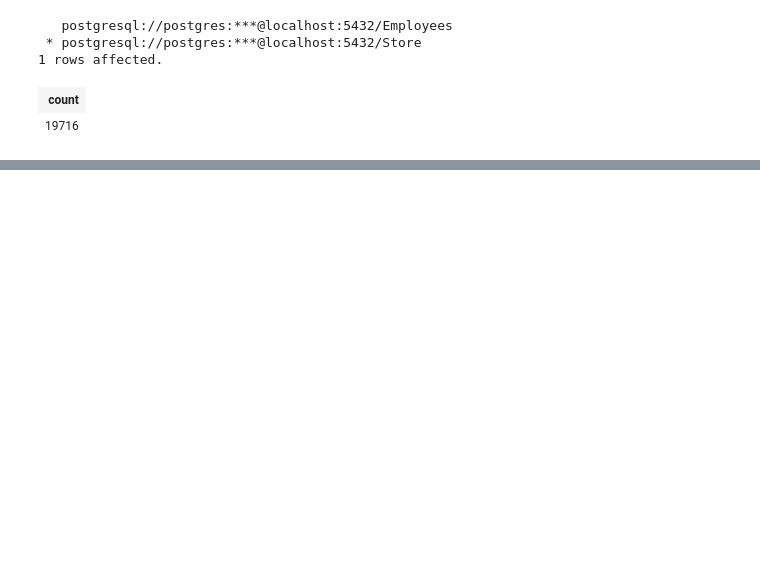
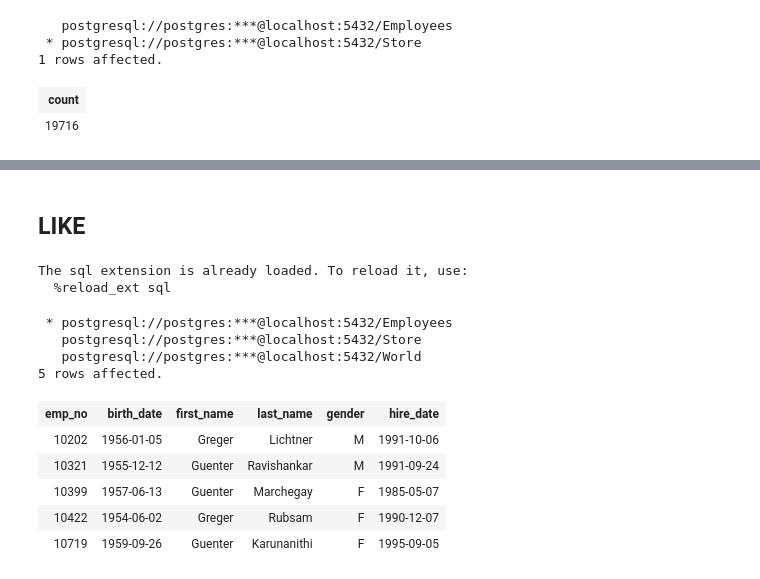
Before and after one commit to wisarootl/complete-sql-and-database-course, a Jupyter notebook: 05-sql-deep-dive.ipynb, the cells around one changed output, grey strips where cells are left out. Saved outputs shown, nothing was run; the diff lists cells and outputs as text; code cells hidden in the pictures; blank space fills up the shorter version.

```diff
--- a/05-sql-deep-dive.ipynb
+++ b/05-sql-deep-dive.ipynb
@@ -169,0 +335,26 @@ LIMIT 5
+# %% [markdown]
+## LIKE
+# %%
+engine = sa.create_engine('postgresql://postgres:root@localhost:5432/Employees')
+%load_ext sql
+%sql $engine.url
+# %% [output]
+The sql extension is already loaded. To reload it, use:
+  %reload_ext sql
+# %%
+%%sql
+
+SELECT * FROM employees
+WHERE first_name LIKE 'G%r'
+LIMIT 5
+# %% [output]
+ * postgresql://postgres:***@localhost:5432/Employees
+   postgresql://postgres:***@localhost:5432/Store
+   postgresql://postgres:***@localhost:5432/World
+5 rows affected.
+| emp_no | birth_date | first_name | last_name | gender | hire_date |
+| 10202 | 1956-01-05 | Greger | Lichtner | M | 1991-10-06 |
+| 10321 | 1955-12-12 | Guenter | Ravishankar | M | 1991-09-24 |
+| 10399 | 1957-06-13 | Guenter | Marchegay | F | 1985-05-07 |
+| 10422 | 1954-06-02 | Greger | Rubsam | F | 1990-12-07 |
+| 10719 | 1959-09-26 | Guenter | Karunanithi | F | 1995-09-05 |
```
Also changed, not shown: parts of 72 cells of this notebook, 6 other files.
